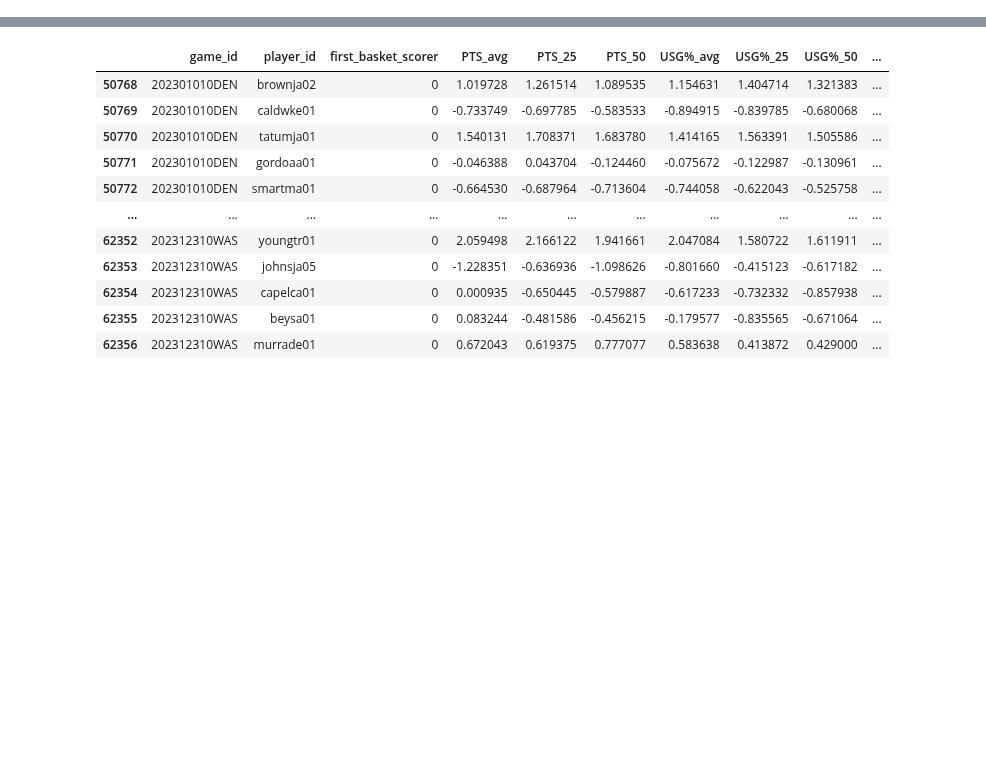
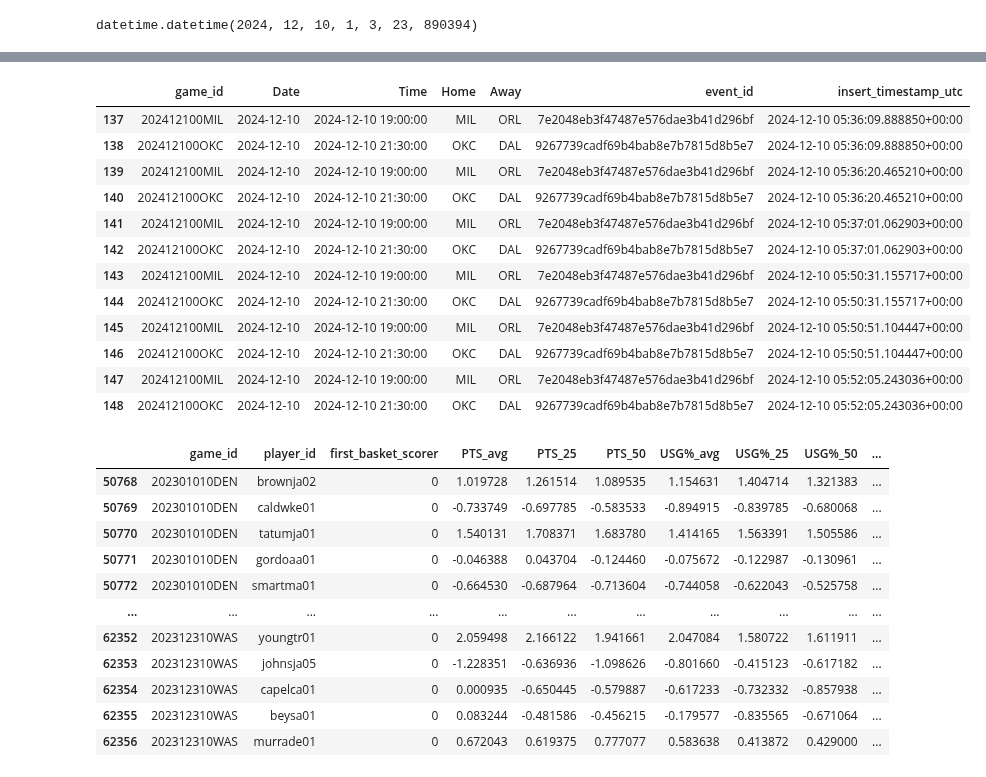
Before and after one commit to martinbog19/LeFirstBasket, a Jupyter notebook: ml/predict_first_basket.ipynb, the cells around one changed output, grey strips where cells are left out. Saved outputs shown, nothing was run; the diff lists cells and outputs as text; code cells hidden in the pictures; blank space fills up the shorter version.

```diff
--- a/ml/predict_first_basket.ipynb
+++ b/ml/predict_first_basket.ipynb
@@ -12,0 +80,13 @@ from sklearn.metrics import log_loss
+# %%
+datetime.today()
+# %% [output]
+datetime.datetime(2024, 12, 10, 1, 3, 23, 890394)
+# %%
+games = pd.read_csv('../data/games.csv')
+start_time = 19
+
+now = datetime.today()
+today_dt = now.replace(hour = 0, minute = 0, second = 0, microsecond = 0)
+print(now.strftime('%H:%M:%S'))
+games[(games['Time'] >= now.strftime(f'%Y-%m-%d')  + f' {start_time}:00:00') & (games['Time'] < now.strftime(f'%Y-%m-%d')  + f' {start_time+3}:00:00')]
+# %% [output]
@@ -12,0 +94,13 @@ from sklearn.metrics import log_loss
+|  | game_id | Date | Time | Home | Away | event_id | insert_timestamp_utc |
+| 137 | 202412100MIL | 2024-12-10 | 2024-12-10 19:00:00 | MIL | ORL | 7e2048eb3f47487e576dae3b41d296bf | 2024-12-10 05:36:09.888850+00:00 |
+| 138 | 202412100OKC | 2024-12-10 | 2024-12-10 21:30:00 | OKC | DAL | 9267739cadf69b4bab8e7b7815d8b5e7 | 2024-12-10 05:36:09.888850+00:00 |
+| 139 | 202412100MIL | 2024-12-10 | 2024-12-10 19:00:00 | MIL | ORL | 7e2048eb3f47487e576dae3b41d296bf | 2024-12-10 05:36:20.465210+00:00 |
+| 140 | 202412100OKC | 2024-12-10 | 2024-12-10 21:30:00 | OKC | DAL | 9267739cadf69b4bab8e7b7815d8b5e7 | 2024-12-10 05:36:20.465210+00:00 |
+| 141 | 202412100MIL | 2024-12-10 | 2024-12-10 19:00:00 | MIL | ORL | 7e2048eb3f47487e576dae3b41d296bf | 2024-12-10 05:37:01.062903+00:00 |
+| 142 | 202412100OKC | 2024-12-10 | 2024-12-10 21:30:00 | OKC | DAL | 9267739cadf69b4bab8e7b7815d8b5e7 | 2024-12-10 05:37:01.062903+00:00 |
+| 143 | 202412100MIL | 2024-12-10 | 2024-12-10 19:00:00 | MIL | ORL | 7e2048eb3f47487e576dae3b41d296bf | 2024-12-10 05:50:31.155717+00:00 |
+| 144 | 202412100OKC | 2024-12-10 | 2024-12-10 21:30:00 | OKC | DAL | 9267739cadf69b4bab8e7b7815d8b5e7 | 2024-12-10 05:50:31.155717+00:00 |
+| 145 | 202412100MIL | 2024-12-10 | 2024-12-10 19:00:00 | MIL | ORL | 7e2048eb3f47487e576dae3b41d296bf | 2024-12-10 05:50:51.104447+00:00 |
+| 146 | 202412100OKC | 2024-12-10 | 2024-12-10 21:30:00 | OKC | DAL | 9267739cadf69b4bab8e7b7815d8b5e7 | 2024-12-10 05:50:51.104447+00:00 |
+| 147 | 202412100MIL | 2024-12-10 | 2024-12-10 19:00:00 | MIL | ORL | 7e2048eb3f47487e576dae3b41d296bf | 2024-12-10 05:52:05.243036+00:00 |
+| 148 | 202412100OKC | 2024-12-10 | 2024-12-10 21:30:00 | OKC | DAL | 9267739cadf69b4bab8e7b7815d8b5e7 | 2024-12-10 05:52:05.243036+00:00 |
```
Also changed, not shown: parts of 13 cells of this notebook.
